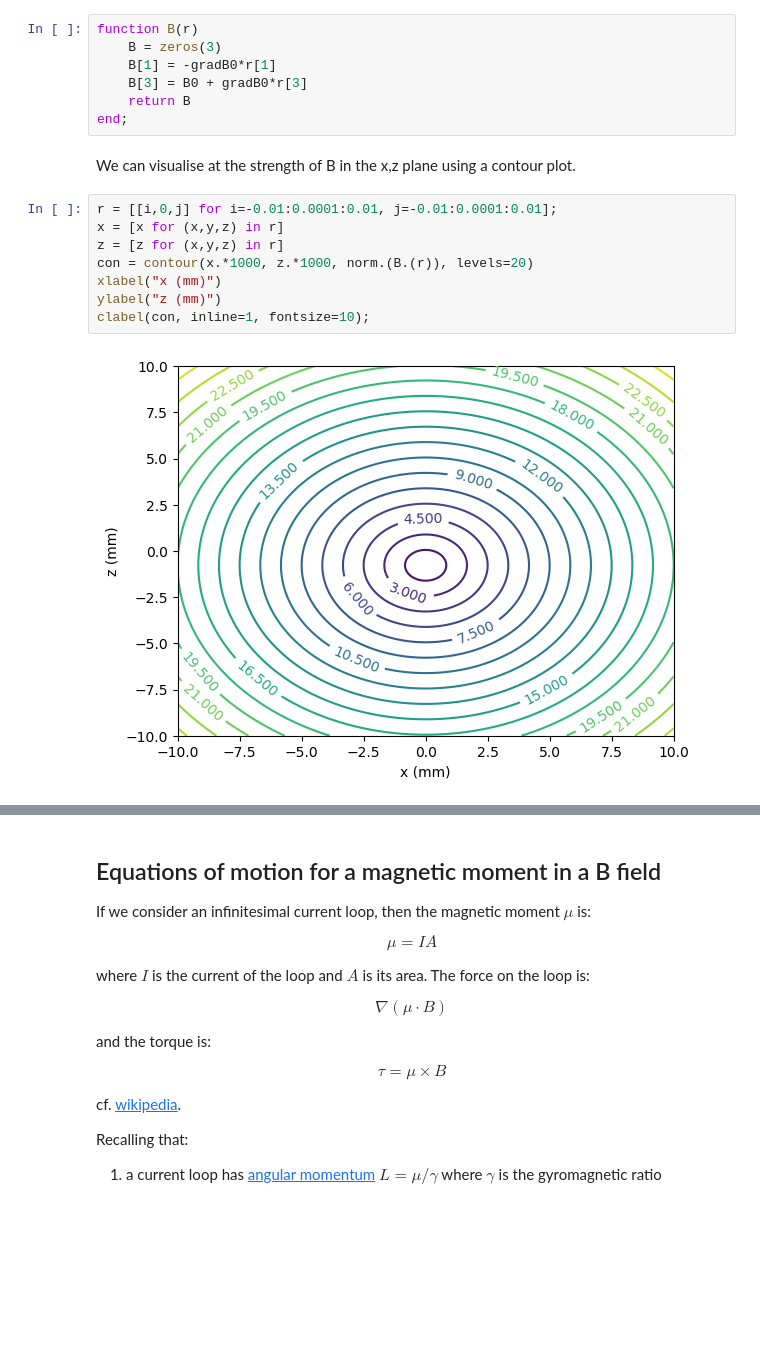
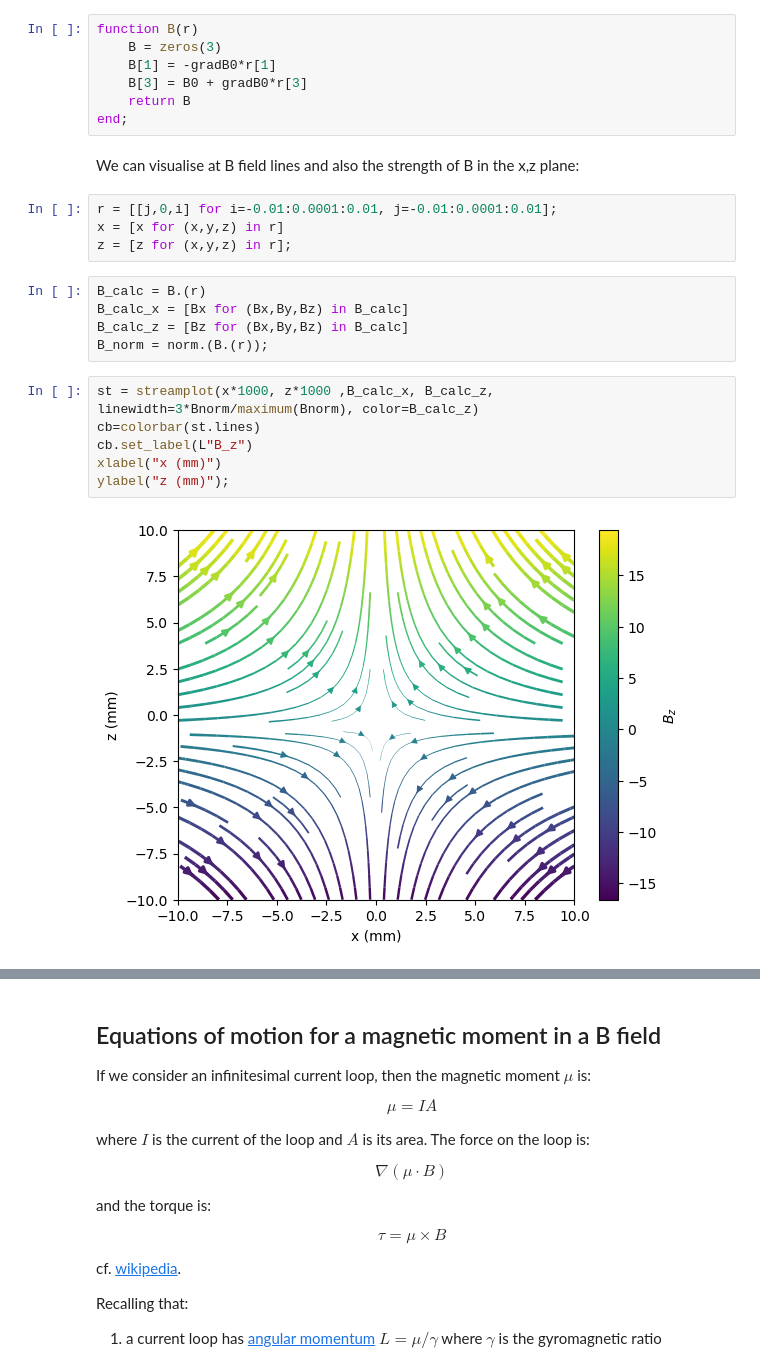
Before and after one commit to mklilley/magnetic-moments, a Jupyter notebook: SG_julia.ipynb, the cells around one changed output, grey strips where cells are left out. Saved outputs shown, nothing was run; the diff lists cells and outputs as text; blank space fills up the shorter version.

Commit message:
adds streamplot for field lines

```diff
--- a/SG_julia.ipynb
+++ b/SG_julia.ipynb
@@ -76,14 +76,21 @@ function B(r)
     return B
 end;
 # %% [markdown]
-We can visualise at the strength of B in the x,z plane using a contour plot.
+We can visualise at B field lines and also the strength of B in the x,z plane:
 # %%
-r = [[i,0,j] for i=-0.01:0.0001:0.01, j=-0.01:0.0001:0.01];
+r = [[j,0,i] for i=-0.01:0.0001:0.01, j=-0.01:0.0001:0.01];
 x = [x for (x,y,z) in r]
-z = [z for (x,y,z) in r]
-con = contour(x.*1000, z.*1000, norm.(B.(r)), levels=20)
-xlabel("x (mm)")
-ylabel("z (mm)")
-clabel(con, inline=1, fontsize=10);
+z = [z for (x,y,z) in r];
-# %% [output]
-[figure, removed]
+# %%
+B_calc = B.(r)
+B_calc_x = [Bx for (Bx,By,Bz) in B_calc]
+B_calc_z = [Bz for (Bx,By,Bz) in B_calc]
+B_norm = norm.(B.(r));
+# %%
+st = streamplot(x*1000, z*1000 ,B_calc_x, B_calc_z, linewidth=3*Bnorm/maximum(Bnorm), color=B_calc_z)
+cb=colorbar(st.lines)
+cb.set_label(L"B_z")
+xlabel("x (mm)")
+ylabel("z (mm)");
+# %% [output]
+[figure, added]
```
Also changed, not shown: parts of 1 cell of this notebook, 1 other file.
